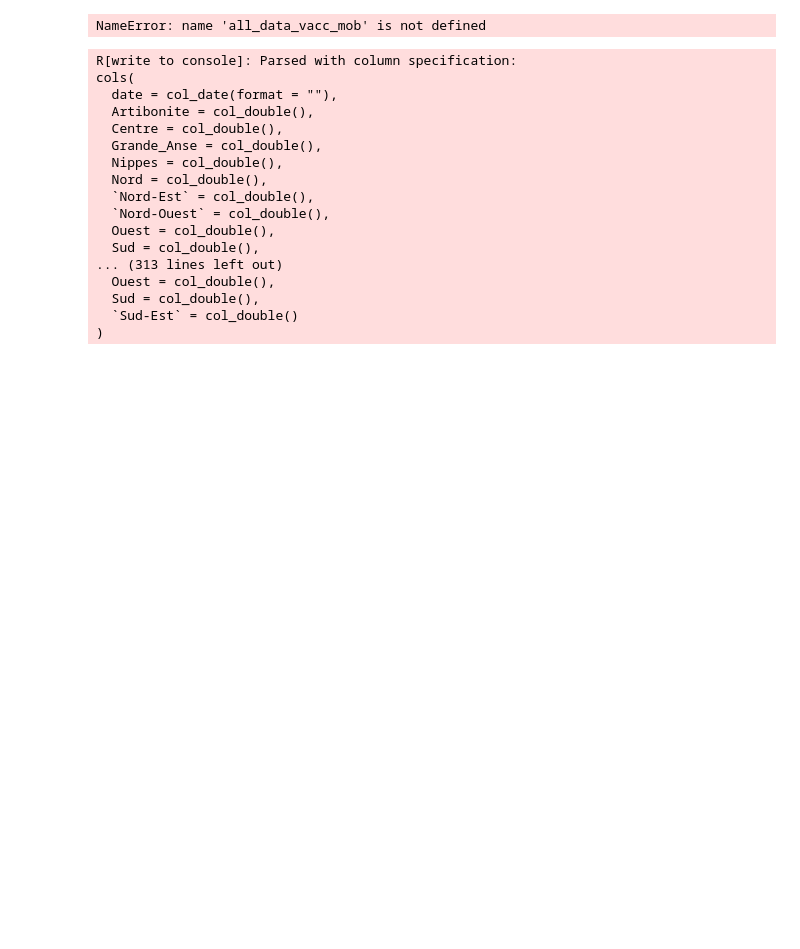
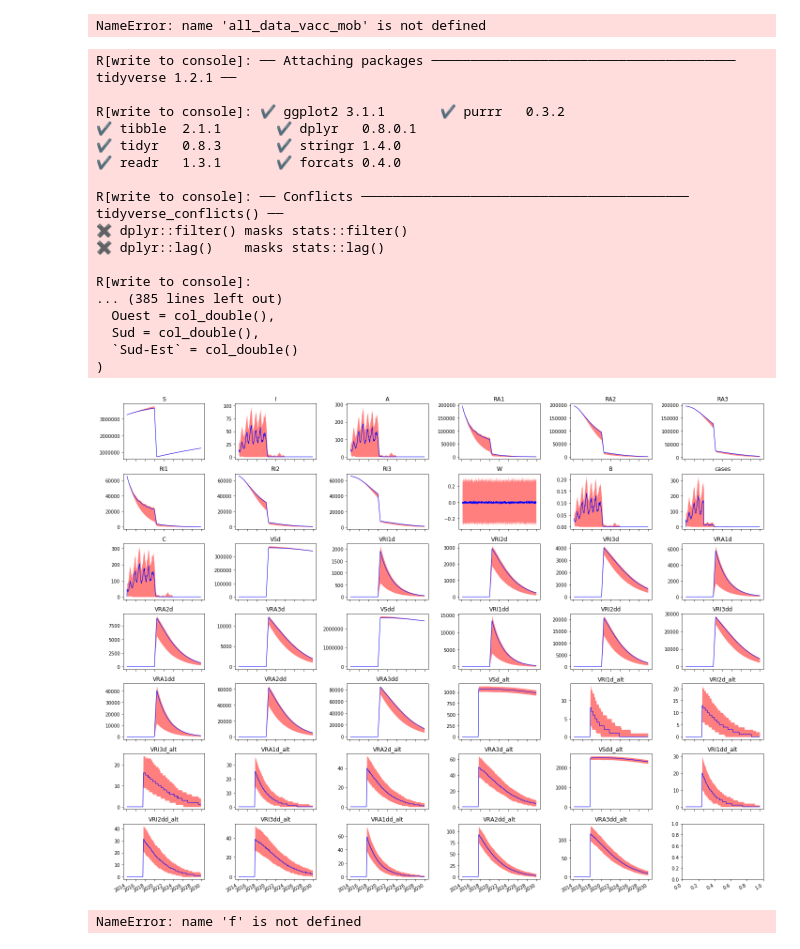
Before and after one commit to jcblemai/haiti-mass-ocv-campaign, a Jupyter notebook: forecast_all-dept.ipynb, the cells around one changed output. Drawn from its saved outputs; the diff is of its cells as text; code cells hidden in the pictures; blank space fills up the shorter version.

Commit message:
Before starting to work on the PLoS paper

```diff
--- a/forecast_all-dept.ipynb
+++ b/forecast_all-dept.ipynb
@@ -317,25 +317,49 @@ axes.set_ylabel('Reported cholera cases')
 # %% [output]
 NameError: name 'all_data_vacc_mob' is not defined
 # %%
-scenario_str = 'S1'
+scenario_str = 'S3'
 scenario = scenarios[scenario_str]
 
 all_data_vacc_mob = run_sim()
 # %% [output]
-R[write to console]: Parsed with column specification:
-cols(
-  date = col_date(format = ""),
-  Artibonite = col_double(),
-  Centre = col_double(),
-  Grande_Anse = col_double(),
-  Nippes = col_double(),
-  Nord = col_double(),
-  `Nord-Est` = col_double(),
-  `Nord-Ouest` = col_double(),
-  Ouest = col_double(),
-  Sud = col_double(),
-... (313 lines left out)
+R[write to console]: ── Attaching packages ─────────────────────────────────────── tidyverse 1.2.1 ──
+
+R[write to console]: ✔ ggplot2 3.1.1       ✔ purrr   0.3.2
+✔ tibble  2.1.1       ✔ dplyr   0.8.0.1
+✔ tidyr   0.8.3       ✔ stringr 1.4.0
+✔ readr   1.3.1       ✔ forcats 0.4.0
+
+R[write to console]: ── Conflicts ────────────────────────────────────────── tidyverse_conflicts() ──
+✖ dplyr::filter() masks stats::filter()
+✖ dplyr::lag()    masks stats::lag()
+
+R[write to console]:
+... (385 lines left out)
   Ouest = col_double(),
   Sud = col_double(),
   `Sud-Est` = col_double()
 )
+# %%
+dp = 'Ouest'
+ti = input_parameters['t_start']
+tf = input_parameters['t_end']
+tf = t_for
+fig, axes = plt.subplots((len(compartments))//5-1, 6, figsize=(20,15), squeeze = True);
+axes = axes.flatten();
+for i, comp in enumerate(compartments):
+    axes[i].fill_between(all_data_vacc_mob[dp].q05[comp][ti:tf].index, all_data_vacc_mob[dp].q05[comp][ti:tf], all_data_vacc_mob[dp].q95[comp][ti:tf], alpha = .5, color = 'red', linewidth = 0)
+    axes[i].plot(all_data_vacc_mob[dp].q50[comp][ti:tf], alpha = 1,linestyle='-', linewidth = 1, color = 'blue')
+    axes[i].set_title(comp)
+
+#for ax in axes:
+#    ax.label_outer()
+
+fig.autofmt_xdate()
+
+fig.tight_layout()
+# %% [output]
+[figure, added]
+# %%
+f
+# %% [output]
+NameError: name 'f' is not defined
```
Also changed, not shown: 2 other files.
